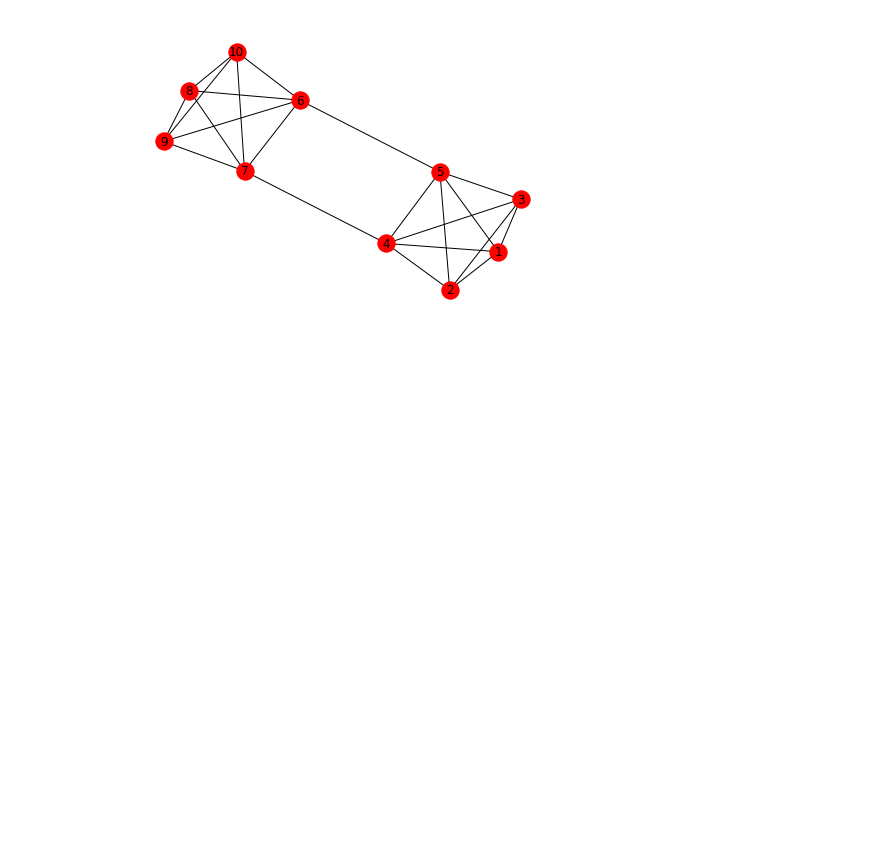
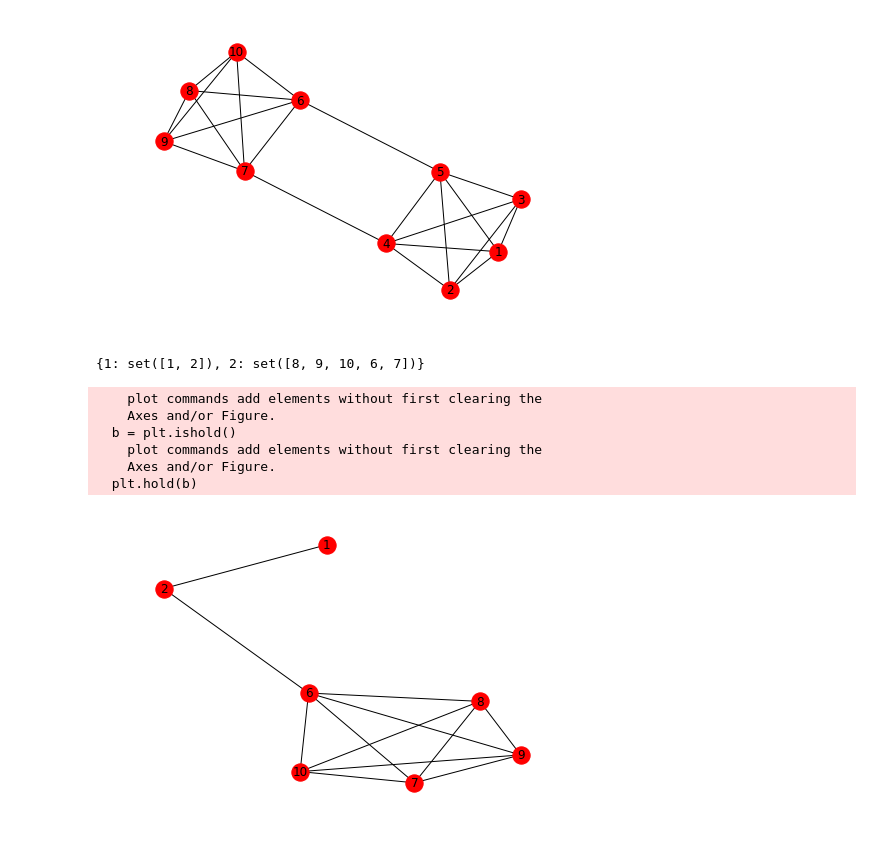
Before and after one commit to prishni/debug-louvain, a Jupyter notebook: generate_test_nets.ipynb, the cells around one changed output. Saved outputs shown, nothing was run; the diff lists cells and outputs as text; code cells hidden in the pictures; blank space fills up the shorter version.

```diff
--- a/generate_test_nets.ipynb
+++ b/generate_test_nets.ipynb
@@ -92,3 +92,51 @@ plt.show()
 # %% [output]
 {1: set([1, 2, 3, 4, 5]), 2: set([8, 9, 10, 6, 7])}
 [figure]
+# %%
+#Build a new network
+g = nx.Graph()
+g.add_edges_from([ [1,2]  , [2,6],    [6,7],[6,8],[6,9],[6,10] ,[7,8],[7,9],[7,10],[8,9],[8,10],[9,10] ])
+# %%
+layer = defaultdict(set)
+layer[1] = set([1,2])
+layer[2] = set([6,7,8,9,10])
+node_l = defaultdict(set)
+node_c = defaultdict(set)
+for i in range(1, 11):
+    if i in range(3,6):
+        continue
+    for j in g[i].keys():
+        if(i in layer[1] and j in layer[1]):
+            node_l[i].add(j)
+        elif(i in layer[2] and j in layer[2]):
+            node_l[i].add(j)
+        elif(i in layer[1] and j in layer[2]):
+            node_c[i].add(j)
+        elif(i in layer[2] and j in layer[1]):
+            node_c[i].add(j)
+couple = {1:set([1,2,6,7,8,9,10])}
+top = {1:1}
+bot = {1:2}
+edge_l = {1:4, 2:5}
+edge_c = {1:6}
+mu = 0
+commu = {1:set([1,2]), 2: set([6,7,8,9,10])}
+# %%
+outfilename = "./nets/testnetwork3_ml_network.pickle"
+fout = open(outfilename, 'wb')
+pickle.dump((g, layer, node_l, node_c, top, bot, couple, edge_l, edge_c, mu, commu), fout,protocol = 2)
+print(commu)
+fout.close()
+fin = open(outfilename, 'rb')
+ml_network, layer, node_l, node_c, top, bot, couple, edge_l, edge_c, mu, commu = pickle.load(fin)
+nx.draw(ml_network, with_labels = True)
+plt.show()
+# %% [output]
+{1: set([1, 2]), 2: set([8, 9, 10, 6, 7])}
+    plot commands add elements without first clearing the
+    Axes and/or Figure.
+  b = plt.ishold()
+    plot commands add elements without first clearing the
+    Axes and/or Figure.
+  plt.hold(b)
+[figure, added]
```
Also changed, not shown: 15 other files.
